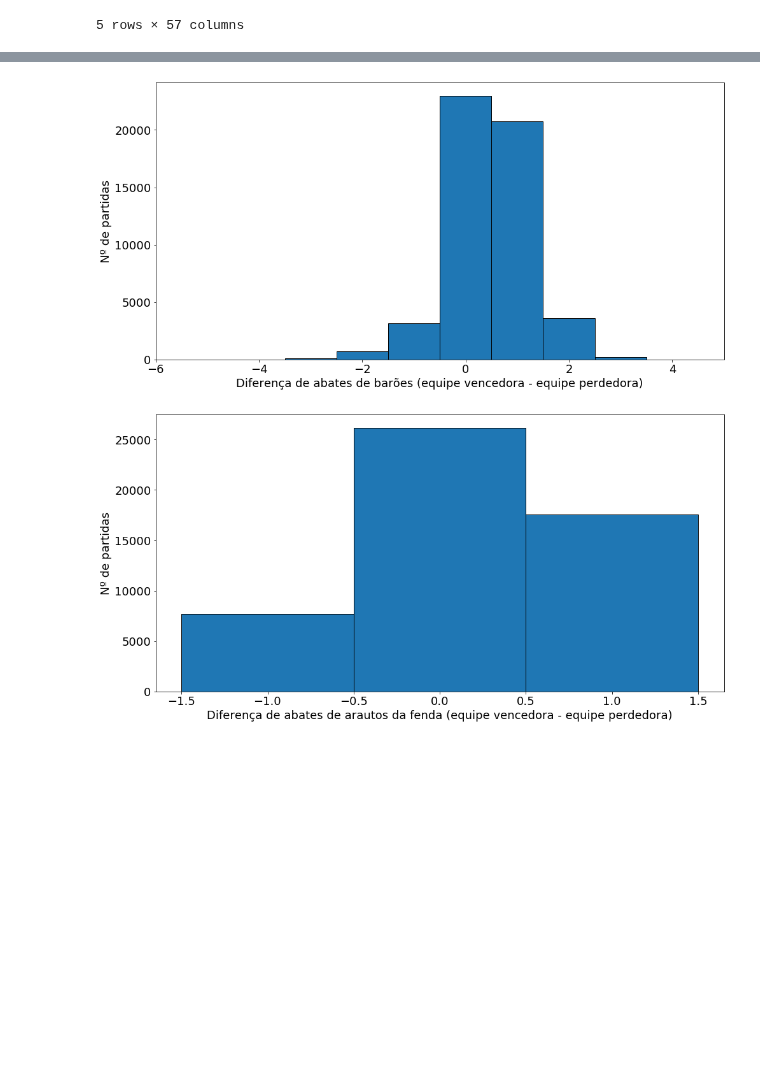
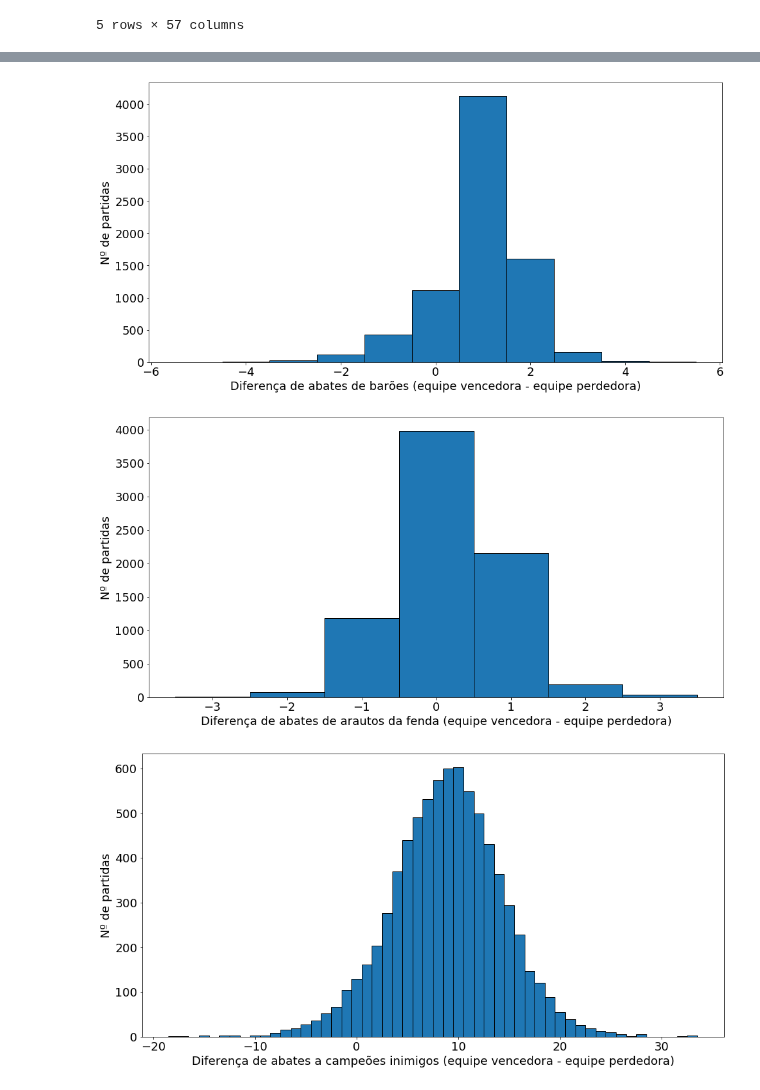
Before and after one commit to guilhermepoluc/league-of-legends-analysis-icd, a Jupyter notebook: analiseExploratoria.ipynb, the cells around one changed output, grey strips where cells are left out. Saved outputs shown, nothing was run; the diff lists cells and outputs as text; code cells hidden in the pictures; blank space fills up the shorter version.

```diff
--- a/analiseExploratoria.ipynb
+++ b/analiseExploratoria.ipynb
@@ -163,9 +167,10 @@ novo_atr_diff(df2, 'bHeralds', 'rHeralds', 'riftHeraldDiff', 0, 'bResult', 0)
 # %%
 meu_plot(df2['towerKillsDiff'], 'Diferença de abates de torres (equipe vencedora - equipe perdedora)', 'Nº de partidas')
 meu_plot(df2['inhibitorKillsDiff'], 'Diferença de abates de inibidores (equipe vencedora - equipe perdedora)', 'Nº de partidas')
-meu_plot(df['dragonKillsDiff'], 'Diferença de abates de dragões (equipe vencedora - equipe perdedora)', 'Nº de partidas')
-meu_plot(df['baronKillsDiff'], 'Diferença de abates de barões (equipe vencedora - equipe perdedora)', 'Nº de partidas')
-meu_plot(df['riftHeraldDiff'], 'Diferença de abates de arautos da fenda (equipe vencedora - equipe perdedora)', 'Nº de partidas')
+meu_plot(df2['dragonKillsDiff'], 'Diferença de abates de dragões (equipe vencedora - equipe perdedora)', 'Nº de partidas')
+meu_plot(df2['baronKillsDiff'], 'Diferença de abates de barões (equipe vencedora - equipe perdedora)', 'Nº de partidas')
+meu_plot(df2['riftHeraldDiff'], 'Diferença de abates de arautos da fenda (equipe vencedora - equipe perdedora)', 'Nº de partidas')
+meu_plot(df2['killsDiff'], 'Diferença de abates a campeões inimigos (equipe vencedora - equipe perdedora)', 'Nº de partidas')
 # %% [output]
 [figure]
 [figure]
@@ -173,2 +178,3 @@ meu_plot(df['riftHeraldDiff'], 'Diferença de abates de arautos da fenda (equipe
-[figure, old version]
+[figure, new version]
-[figure, old version]
+[figure, new version]
+[figure, added]
```
Also changed, not shown: parts of 8 cells of this notebook, 1 other file.
